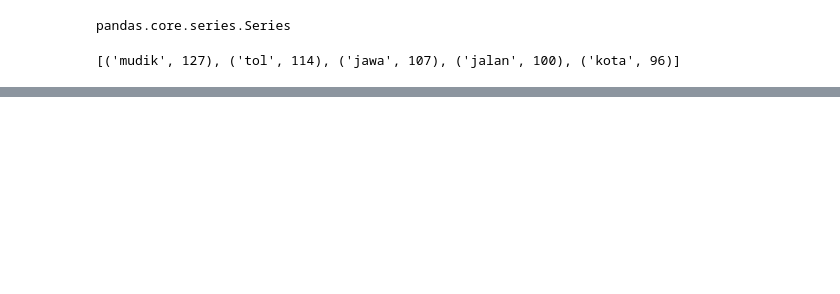
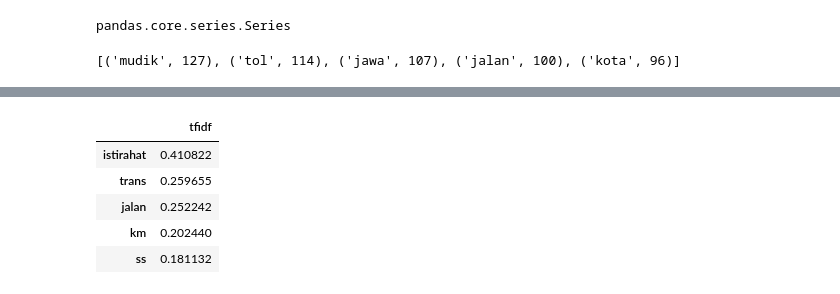
Before and after one commit to ml-its/ds-notebook, a Jupyter notebook: Week4.ipynb, the cells around one changed output, grey strips where cells are left out. Cells and saved outputs as stored; diff of their text form; code cells hidden in the pictures; blank space fills up the shorter version.

```diff
--- a/Week4.ipynb
+++ b/Week4.ipynb
@@ -56,0 +77,2 @@ plt.imshow(wc)
+# %%
+berita_cakep = []
@@ -56,0 +164,13 @@ plt.imshow(wc)
+# %%
+tfidf_vec = TfidfVectorizer(use_idf=True)
+berita_vector = tfidf_vec.fit_transform(berita_cakep)
+# %%
+df = pd.DataFrame(berita_vector[0].T.todense(), index=tfidf_vec.get_feature_names(), columns=["tfidf"])
+df.sort_values(by=["tfidf"],ascending=False)[:5]
+# %% [output]
+|  | tfidf |
+| istirahat | 0.410822 |
+| trans | 0.259655 |
+| jalan | 0.252242 |
+| km | 0.202440 |
+| ss | 0.181132 |
```
Also changed, not shown: parts of 28 cells of this notebook, 2 other files.
